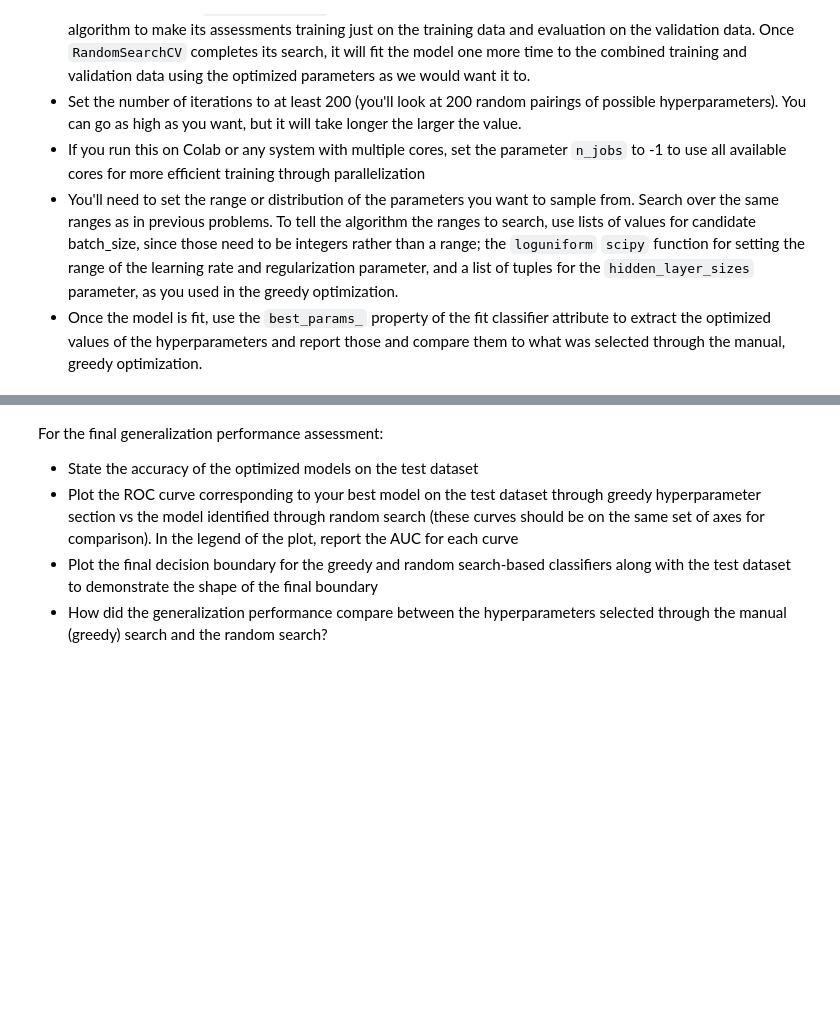
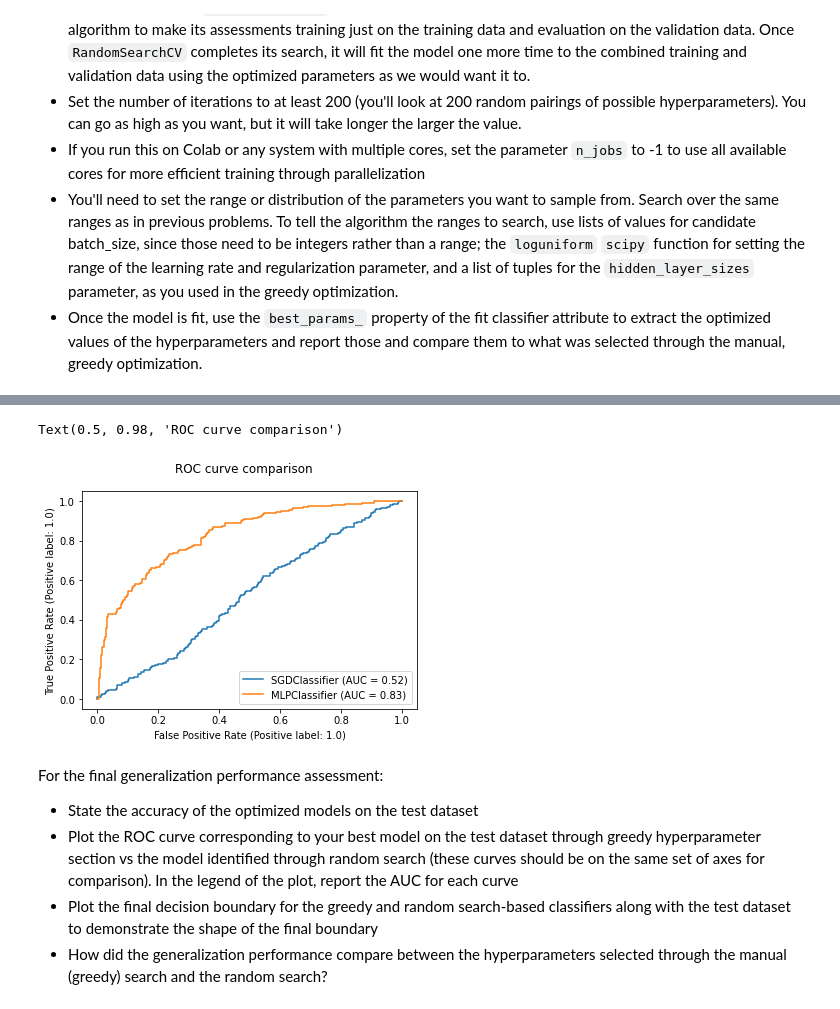
Before and after one commit to FR-Schwartz/ids705, a Jupyter notebook: assignments/Assignment_4.ipynb, the cells around one changed output, grey strips where cells are left out. Drawn from its saved outputs; the diff is of its cells as text; code cells hidden in the pictures; blank space fills up the shorter version.

```diff
--- a/assignments/Assignment_4.ipynb
+++ b/assignments/Assignment_4.ipynb
@@ -887,3 +880,11 @@ Parameters: {'alpha': 0.1, 'average': True, 'l1_ratio': 1.0}
+# %%
+from sklearn.metrics import plot_roc_curve
+clf_disp = plot_roc_curve(clf, X_test, y_test)
+neuralnet_disp = plot_roc_curve(neuralnet_final, X_test, y_test, ax=clf_disp.ax_)
+neuralnet_disp.figure_.suptitle("ROC curve comparison")
+# %% [output]
+Text(0.5, 0.98, 'ROC curve comparison')
+[figure, added]
 # %% [markdown]
 For the final generalization performance assessment:
 - State the accuracy of the optimized models on the test dataset
```
Also changed, not shown: parts of 3 cells of this notebook.
